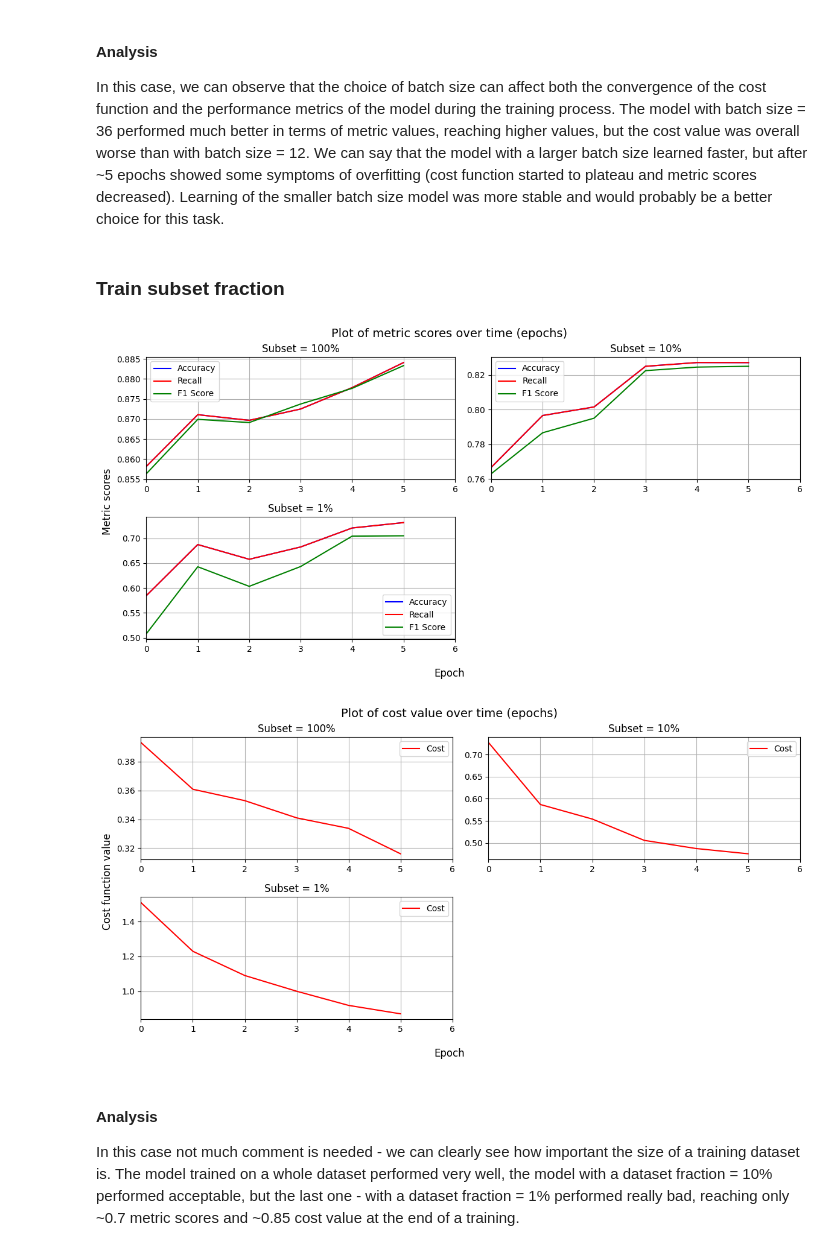
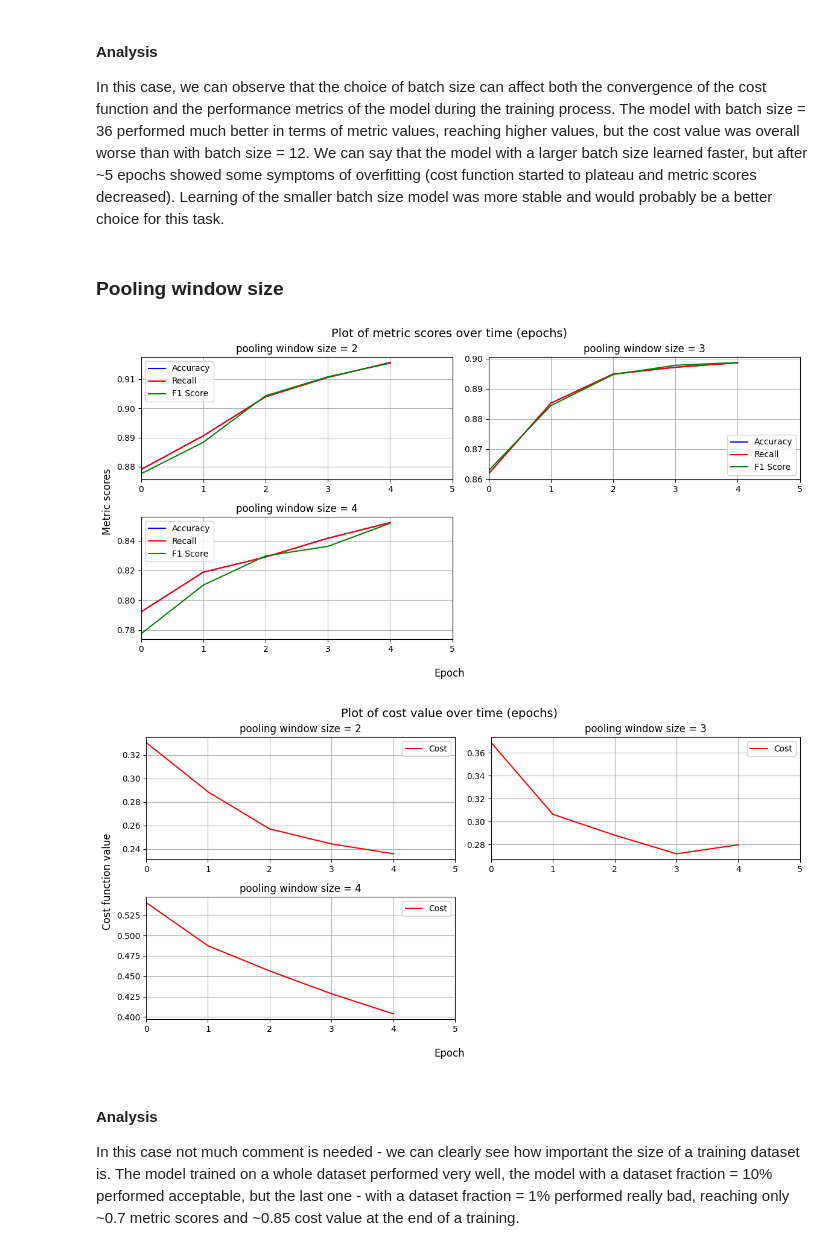
Before and after one commit to Krisenberg/neural-networks, a Jupyter notebook: src/lab_6/cnn.ipynb, the cells around one changed output. Cells and saved outputs as stored; diff of their text form; code cells hidden in the pictures.

```diff
--- a/src/lab_6/cnn.ipynb
+++ b/src/lab_6/cnn.ipynb
@@ -482,9 +473,9 @@ from pathlib import Path
 
 @dataclass
 class ParamsConfig:
-    subset_size: float
-    batch_size: int
-    layer_dims: list[int]
+    conv_layer_dims: list[tuple[int, int]]
+    conv_kernel_size: int
+    pooling_window_size: int
     train_noise_std: float
     val_noise_std: float
 
@@ -511,13 +502,12 @@ def parse_results_file(file_path: Path) -> list[Results]:
                     key, value = lines[i].split(":", 1)
                     key = key.strip()
                     value = value.strip()
-                    if key == "subset_size":
-                        params[key] = float(value)
-                    elif key == "batch_size":
+                    if key == "conv_layer_dims":
+                        params[key] = ast.literal_eval(value)
+                    elif key == "conv_kernel_size":
                         params[key] = int(value)
-                    elif key == "layer_dims":
-                        # Remove brackets and split
-                        params[key] = [int(x.strip()) for x in value.strip('[]').split(',')]
+                    elif key == "pooling_window_size":
+                        params[key] = int(value)
                     elif key == "train_noise_std" or key == "val_noise_std":
                         params[key] = float(value)
                 i += 1
@@ -614,42 +620,43 @@ compare_plots(results_with_titles, cost=True)
 # %% [markdown]
 #### Analysis
 In this case, we can observe that the choice of batch size can affect both the convergence of the cost function and the performance metrics of the model during the training process. The model with batch size = 36 performed much better in terms of metric values, reaching higher values, but the cost value was overall worse than with batch size = 12. We can say that the model with a larger batch size learned faster, but after ~5 epochs showed some symptoms of overfitting (cost function started to plateau and metric scores decreased). Learning of the smaller batch size model was more stable and would probably be a better choice for this task.
-# %% [markdown]
-### Train subset fraction
+# %% [markdown]
+### Pooling window size
 # %%
 results_1 = filter_results(
-    subset_size = 1.0,
-    batch_size=12,
-    layer_dims = [784, 64, 10],
+    conv_layer_dims=[(1, 16), (16, 32)],
+    conv_kernel_size=3,
+    pooling_window_size=2,
     train_noise_std=0.0,
     val_noise_std=0.0
 )
 results_2 = filter_results(
-    subset_size = 0.1,
-    batch_size=12,
-    layer_dims = [784, 64, 10],
+    conv_layer_dims=[(1, 16), (16, 32)],
+    conv_kernel_size=3,
+    pooling_window_size=3,
     train_noise_std=0.0,
     val_noise_std=0.0
 )
 results_3 = filter_results(
-    subset_size = 0.01,
-    batch_size=12,
-    layer_dims = [784, 64, 10],
+    conv_layer_dims=[(1, 16), (16, 32)],
+    conv_kernel_size=3,
+    pooling_window_size=4,
     train_noise_std=0.0,
     val_noise_std=0.0
 )
 
+
 results_with_titles = [
-    (results_1.results, "Subset = 100%"),
-    (results_2.results, "Subset = 10%"),
-    (results_3.results, "Subset = 1%"),
+    (results_1.results, "pooling window size = 2"),
+    (results_2.results, "pooling window size = 3"),
+    (results_3.results, "pooling window size = 4")
 ]
 
 compare_plots(results_with_titles)
 compare_plots(results_with_titles, cost=True)
 # %% [output]
-[figure, old version]
+[figure, new version]
-[figure, old version]
+[figure, new version]
 # %% [markdown]
 #### Analysis
 In this case not much comment is needed - we can clearly see how important the size of a training dataset is. The model trained on a whole dataset performed very well, the model with a dataset fraction = 10% performed acceptable, but the last one - with a dataset fraction = 1% performed really bad, reaching only ~0.7 metric scores and ~0.85 cost value at the end of a training.
```
Also changed, not shown: parts of 13 cells of this notebook, 2 other files.
